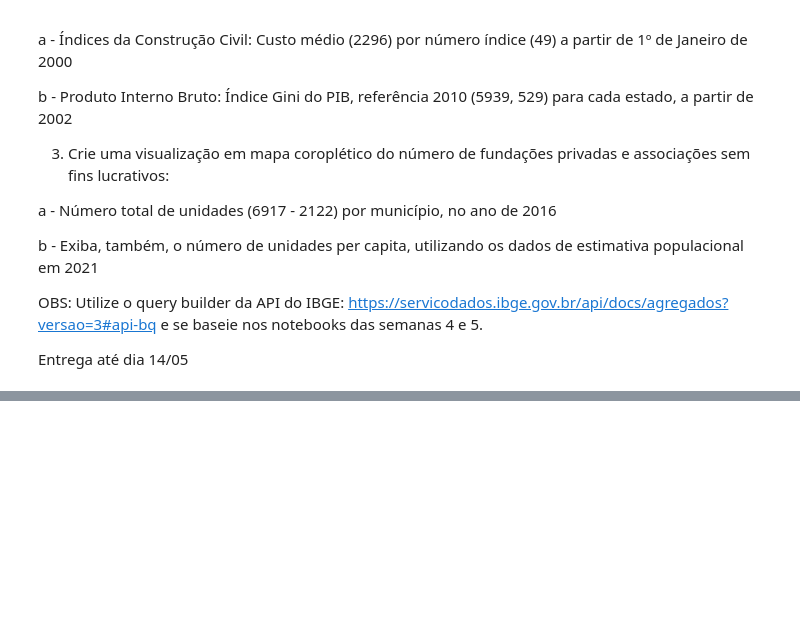
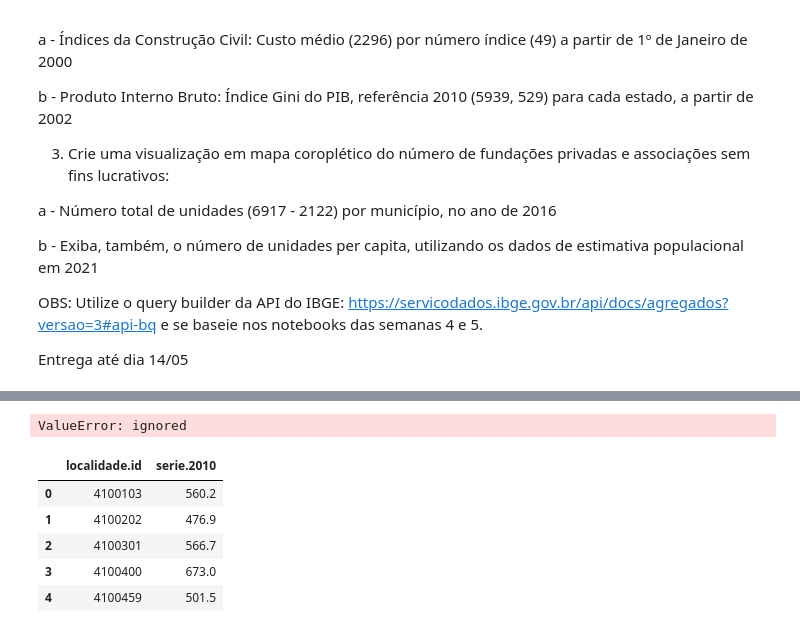
Before and after one commit to williambrunos/Mandacaru-Dev-Cacto, a Jupyter notebook: Atividade-2/Atividade_2_Cacto.ipynb, the cells around one changed output, grey strips where cells are left out. Cells and saved outputs as stored; diff of their text form; code cells hidden in the pictures; blank space fills up the shorter version.

```diff
--- a/Atividade-2/Atividade_2_Cacto.ipynb
+++ b/Atividade-2/Atividade_2_Cacto.ipynb
@@ -47,0 +111,22 @@ Entrega até dia 14/05
+# %%
+# Criando uma coluna de UF e outra de CIDADE
+df_rend_nom[['CIDADE', 'UF']] = df_rend_nom['localidade.nome'].str.split(' - ',1)
+df_rend_nom.head()
+# %% [output]
+ValueError: ignored
+# %%
+# Realizando pré-processamento nos dados
+df_rend_nom.drop(columns=[df_rend_nom.columns[1],
+                          df_rend_nom.columns[2]
+                          ],
+                 inplace=True)
+df_rend_nom.rename(columns={df_rend_nom.columns[0] = 'ID',
+                            df_rend_nom.columns[1] = 'Cidade'})
+df_rend_nom.head()
+# %% [output]
+|  | localidade.id | serie.2010 |
+| 0 | 4100103 | 560.2 |
+| 1 | 4100202 | 476.9 |
+| 2 | 4100301 | 566.7 |
+| 3 | 4100400 | 673.0 |
+| 4 | 4100459 | 501.5 |
```
Also changed, not shown: parts of 5 cells of this notebook.
